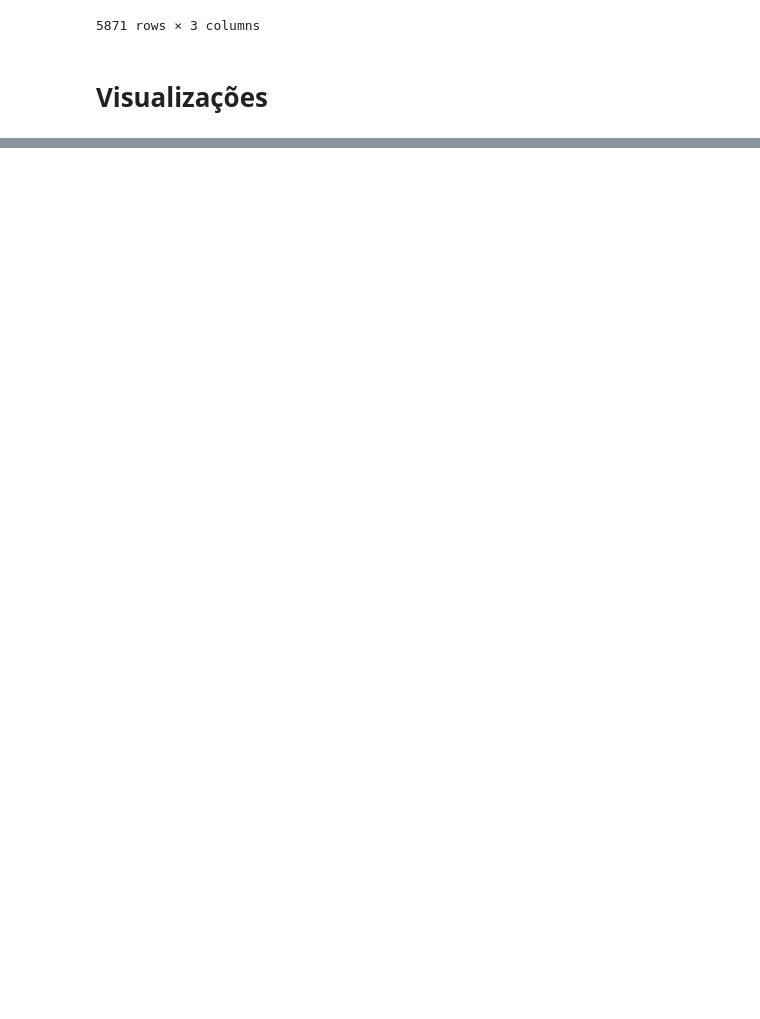
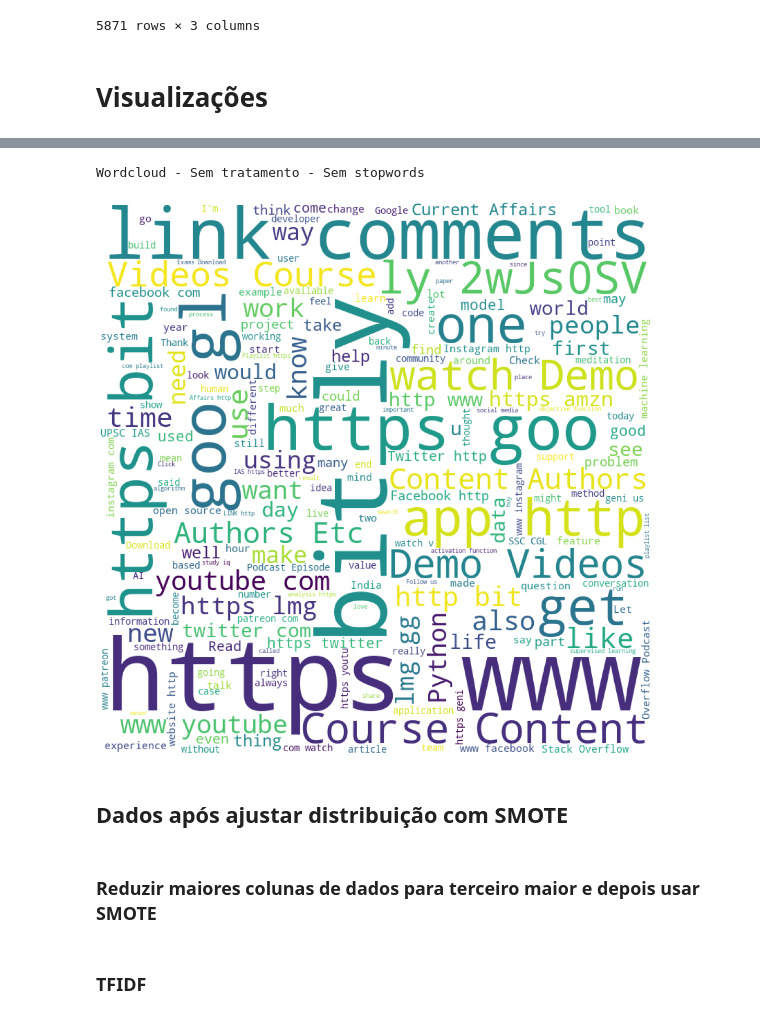
Before and after one commit to PauloUbirajara/News-Classifier, a Jupyter notebook: visualizations.ipynb, the cells around one changed output, grey strips where cells are left out. Saved outputs shown, nothing was run; the diff lists cells and outputs as text; code cells hidden in the pictures; blank space fills up the shorter version.

```diff
--- a/visualizations.ipynb
+++ b/visualizations.ipynb
@@ -37,0 +109,10 @@ plt.show()
+# %%
+print('Wordcloud - Sem tratamento - Sem stopwords')
+show_wordcloud(df_dados['title'] + df_dados['c1body'], filter_stopwords=True)
+# %% [output]
+Wordcloud - Sem tratamento - Sem stopwords
+[figure, added]
+# %% [markdown]
+## Dados após ajustar distribuição com SMOTE
+# %% [markdown]
+### Reduzir maiores colunas de dados para terceiro maior e depois usar SMOTE
@@ -37,0 +125,2 @@ plt.show()
+# %% [markdown]
+### TFIDF
```
Also changed, not shown: parts of 27 cells of this notebook, 1 other file.
